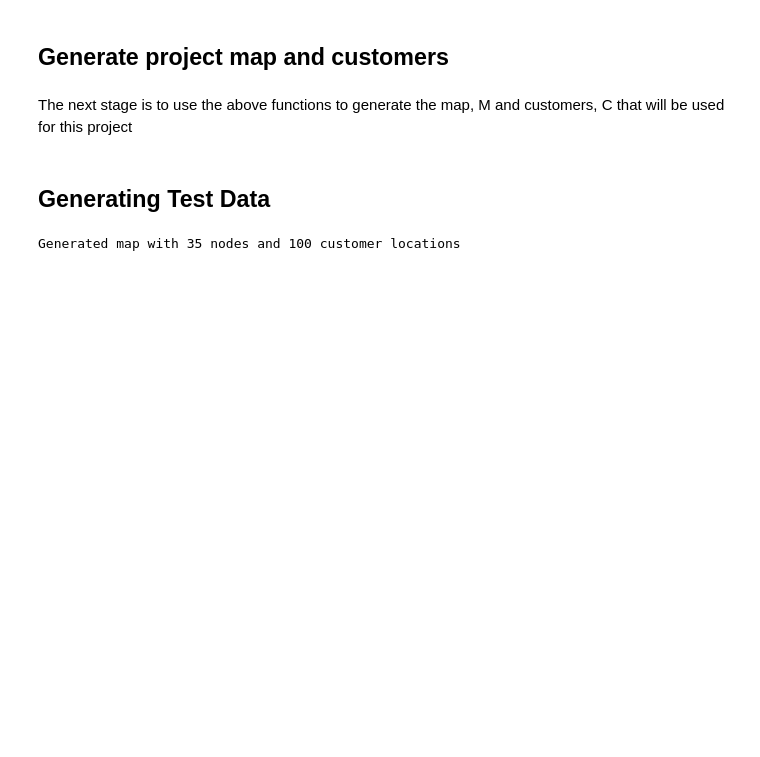
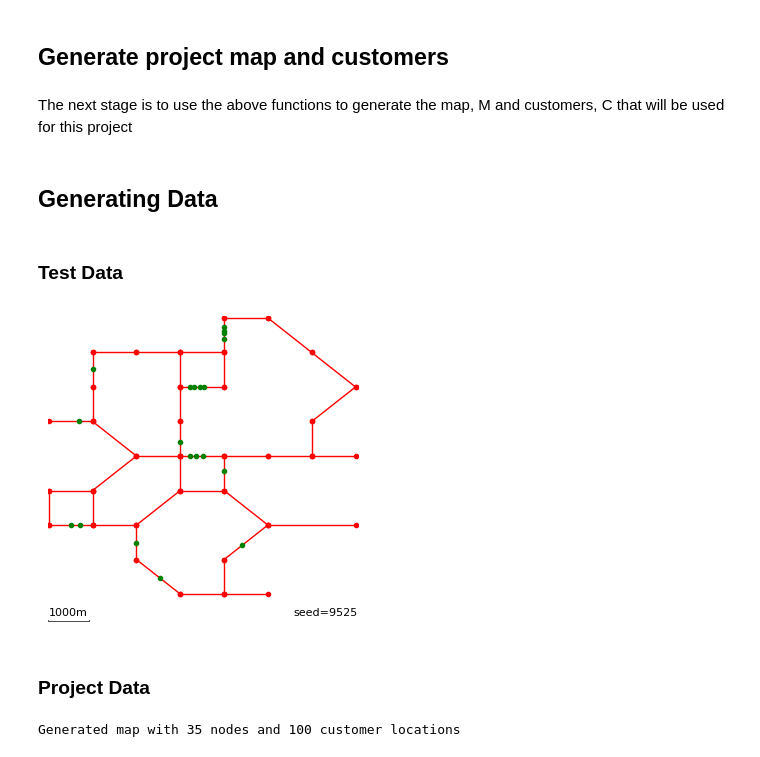
Before and after one commit to StevenTravers-97/Modelling--Simulation-and-Optimisation, a Jupyter notebook: X23299525_MSO_Project/X23299525_MSO_CA.ipynb, the cells around one changed output. Cells and saved outputs as stored; diff of their text form; code cells hidden in the pictures; blank space fills up the shorter version.

```diff
--- a/X23299525_MSO_Project/X23299525_MSO_CA.ipynb
+++ b/X23299525_MSO_Project/X23299525_MSO_CA.ipynb
@@ -411,2 +372,8 @@ def generateRandomGraph(n, r):
 # %% [markdown]
-## Generating Test Data
+## Generating  Data
+# %% [markdown]
+### Test Data
+# %%
+testData = generateData(seed = 9525, nodes=35, customers=20, plot=True)
+# %% [output]
+[figure, added]
@@ -413 +384,3 @@ def generateRandomGraph(n, r):
+# %% [markdown]
+### Project Data
 # %%
```
Also changed, not shown: parts of 19 cells of this notebook, 2 other files.
